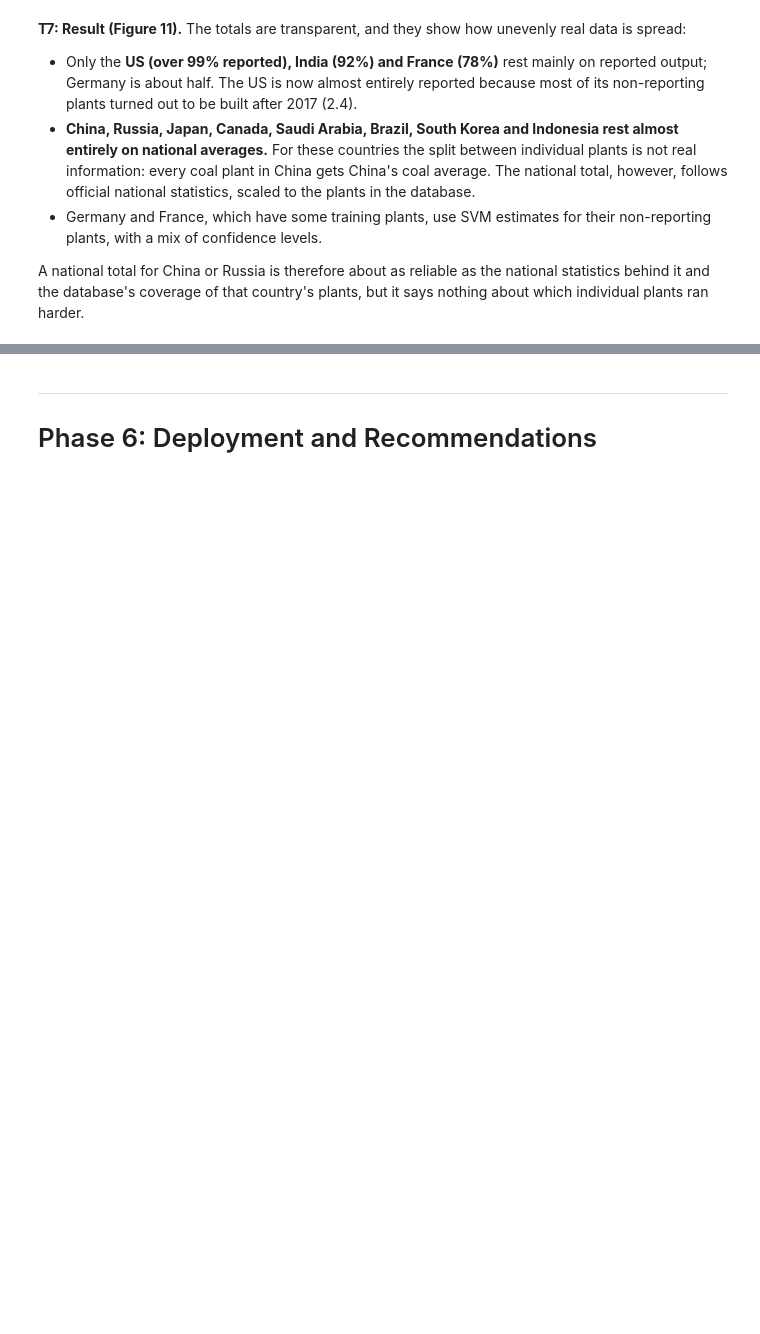
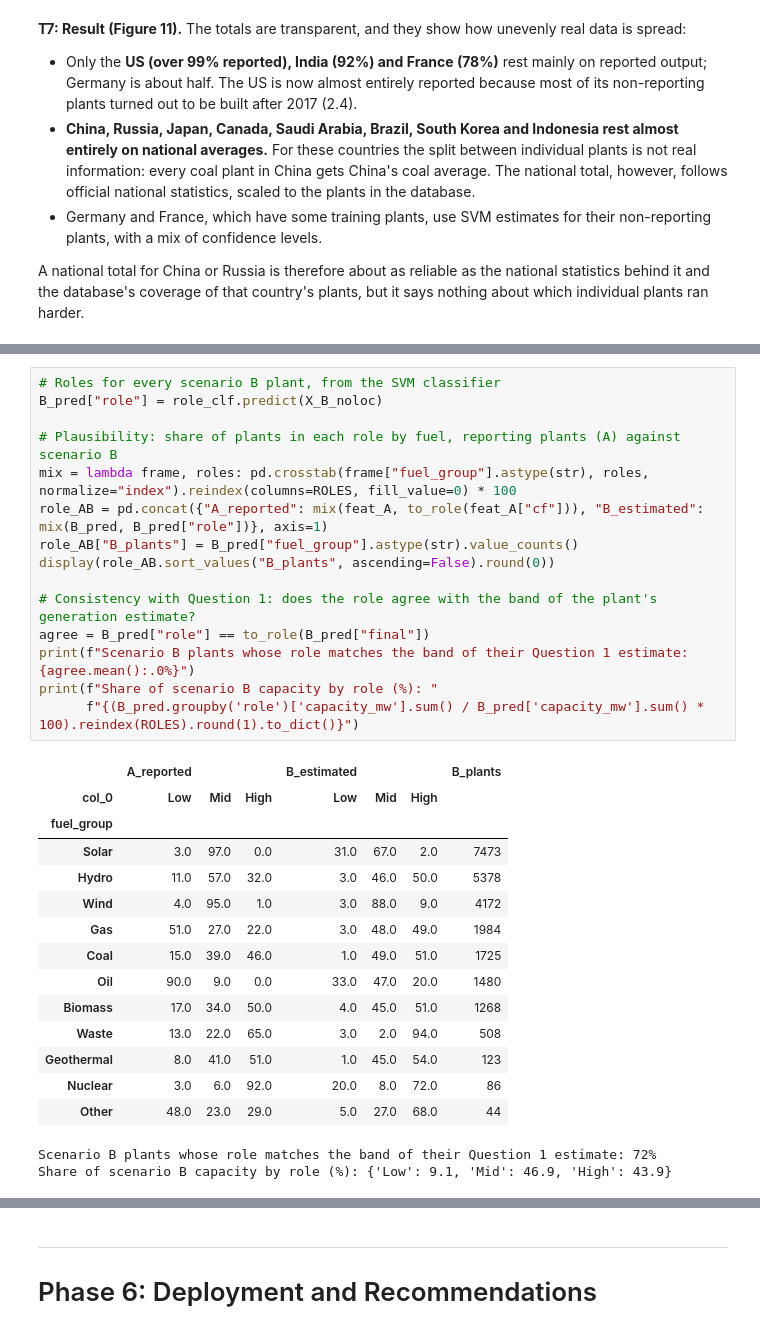
Before and after one commit to Geese4000/ca2-power-plant-analytics, a Jupyter notebook: notebooks/power_plant_capacity_factor.ipynb, the cells around one changed output, grey strips where cells are left out. Drawn from its saved outputs; the diff is of its cells as text; blank space fills up the shorter version.

```diff
--- a/notebooks/power_plant_capacity_factor.ipynb
+++ b/notebooks/power_plant_capacity_factor.ipynb
@@ -2315,0 +2422,32 @@ A national total for China or Russia is therefore about as reliable as the natio
+# %%
+# Roles for every scenario B plant, from the SVM classifier
+B_pred["role"] = role_clf.predict(X_B_noloc)
+
+# Plausibility: share of plants in each role by fuel, reporting plants (A) against scenario B
+mix = lambda frame, roles: pd.crosstab(frame["fuel_group"].astype(str), roles, normalize="index").reindex(columns=ROLES, fill_value=0) * 100
+role_AB = pd.concat({"A_reported": mix(feat_A, to_role(feat_A["cf"])), "B_estimated": mix(B_pred, B_pred["role"])}, axis=1)
+role_AB["B_plants"] = B_pred["fuel_group"].astype(str).value_counts()
+display(role_AB.sort_values("B_plants", ascending=False).round(0))
+
+# Consistency with Question 1: does the role agree with the band of the plant's generation estimate?
+agree = B_pred["role"] == to_role(B_pred["final"])
+print(f"Scenario B plants whose role matches the band of their Question 1 estimate: {agree.mean():.0%}")
+print(f"Share of scenario B capacity by role (%): "
+      f"{(B_pred.groupby('role')['capacity_mw'].sum() / B_pred['capacity_mw'].sum() * 100).reindex(ROLES).round(1).to_dict()}")
+# %% [output]
+|  | A_reported |  |  | B_estimated |  |  | B_plants |
+| col_0 | Low | Mid | High | Low | Mid | High |  |
+| fuel_group |  |  |  |  |  |  |  |
+| Solar | 3.0 | 97.0 | 0.0 | 31.0 | 67.0 | 2.0 | 7473 |
+| Hydro | 11.0 | 57.0 | 32.0 | 3.0 | 46.0 | 50.0 | 5378 |
+| Wind | 4.0 | 95.0 | 1.0 | 3.0 | 88.0 | 9.0 | 4172 |
+| Gas | 51.0 | 27.0 | 22.0 | 3.0 | 48.0 | 49.0 | 1984 |
+| Coal | 15.0 | 39.0 | 46.0 | 1.0 | 49.0 | 51.0 | 1725 |
+| Oil | 90.0 | 9.0 | 0.0 | 33.0 | 47.0 | 20.0 | 1480 |
+| Biomass | 17.0 | 34.0 | 50.0 | 4.0 | 45.0 | 51.0 | 1268 |
+| Waste | 13.0 | 22.0 | 65.0 | 3.0 | 2.0 | 94.0 | 508 |
+| Geothermal | 8.0 | 41.0 | 51.0 | 1.0 | 45.0 | 54.0 | 123 |
+| Nuclear | 3.0 | 6.0 | 92.0 | 20.0 | 8.0 | 72.0 | 86 |
+| Other | 48.0 | 23.0 | 29.0 | 5.0 | 27.0 | 68.0 | 44 |
+Scenario B plants whose role matches the band of their Question 1 estimate: 72%
+Share of scenario B capacity by role (%): {'Low': 9.1, 'Mid': 46.9, 'High': 43.9}
```
Also changed, not shown: parts of 10 cells of this notebook, 1 other file.
